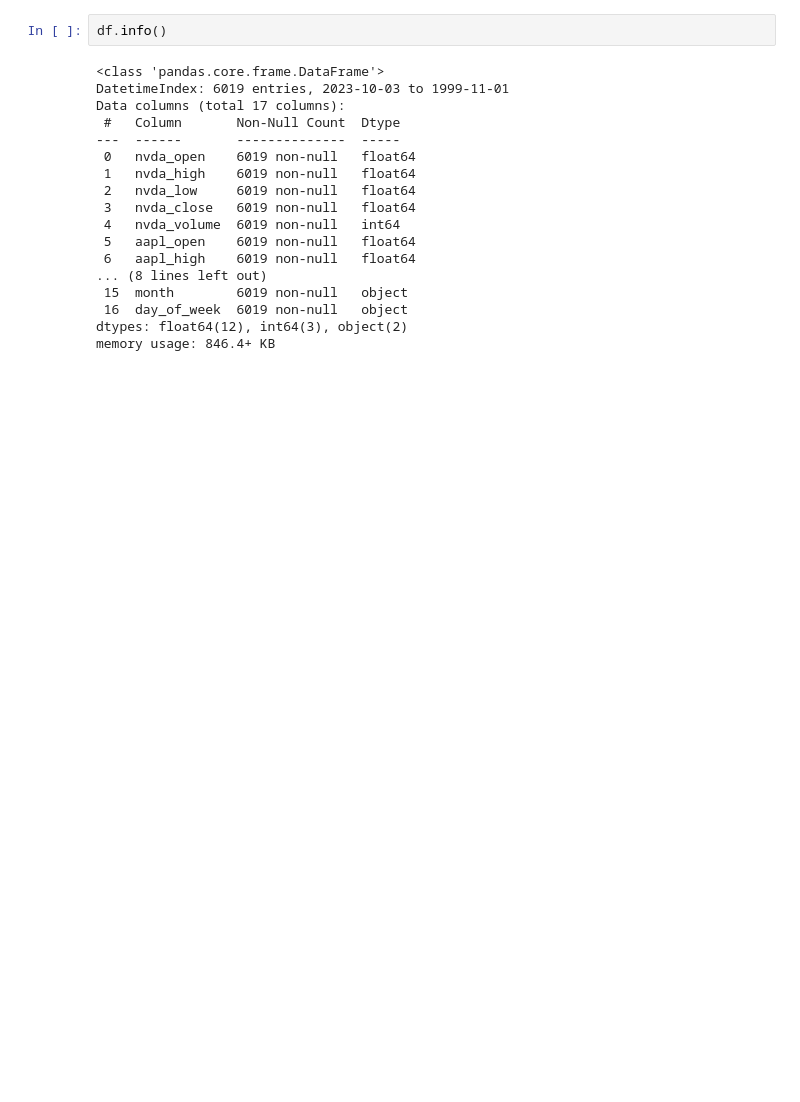
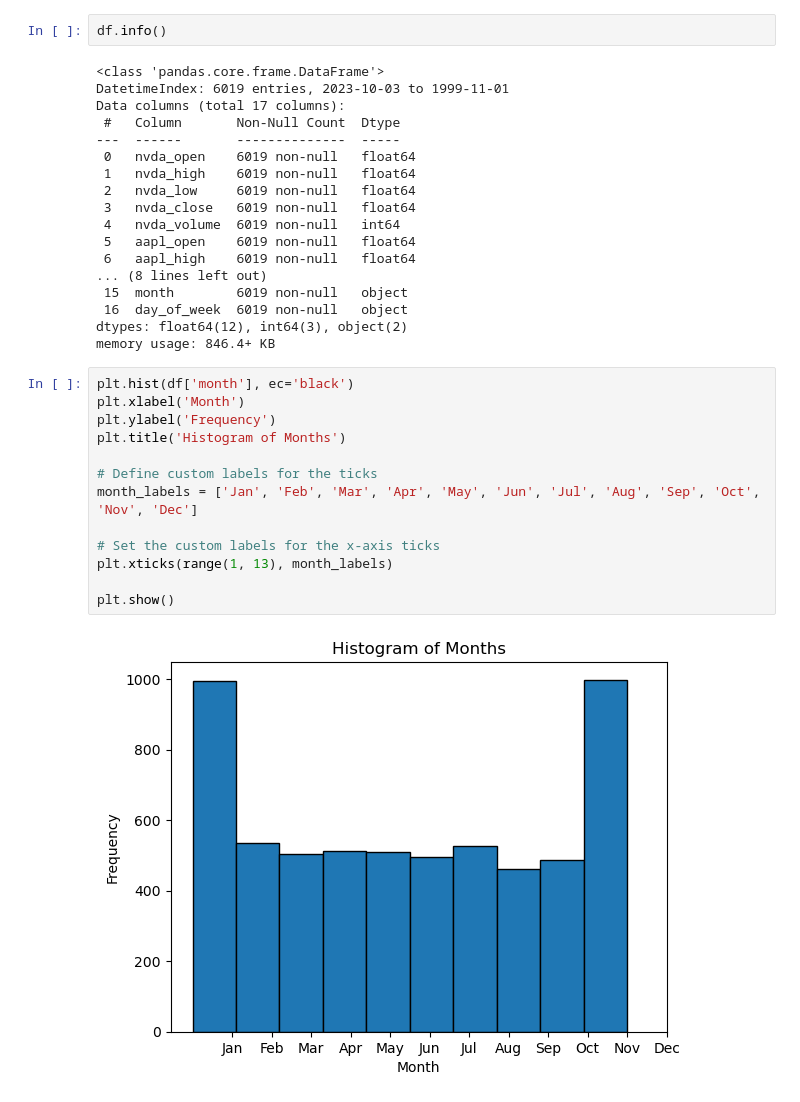
Before and after one commit to Marc-Aradillas/Tesla-Monthly-Closing-Price-Prediction, a Jupyter notebook: mvp.ipynb, the cells around one changed output. Saved outputs shown, nothing was run; the diff lists cells and outputs as text; blank space fills up the shorter version.

```diff
--- a/mvp.ipynb
+++ b/mvp.ipynb
@@ -598,3 +600,18 @@ Data columns (total 17 columns):
  16  day_of_week  6019 non-null   object
 dtypes: float64(12), int64(3), object(2)
 memory usage: 846.4+ KB
+# %%
+plt.hist(df['month'], ec='black')
+plt.xlabel('Month')
+plt.ylabel('Frequency')
+plt.title('Histogram of Months')
+
+# Define custom labels for the ticks
+month_labels = ['Jan', 'Feb', 'Mar', 'Apr', 'May', 'Jun', 'Jul', 'Aug', 'Sep', 'Oct', 'Nov', 'Dec']
+
+# Set the custom labels for the x-axis ticks
+plt.xticks(range(1, 13), month_labels)
+
+plt.show()
+# %% [output]
+[figure, added]
```
Also changed, not shown: parts of 12 cells of this notebook.
